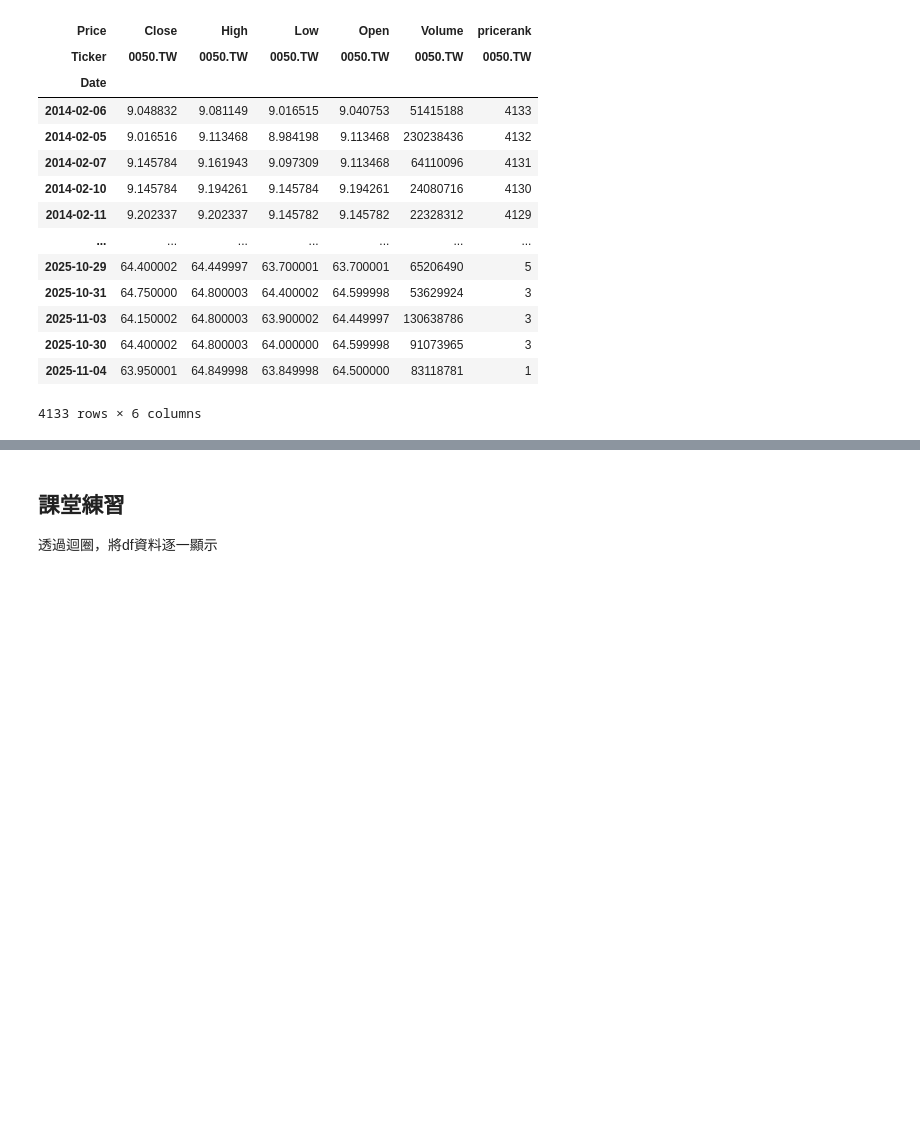
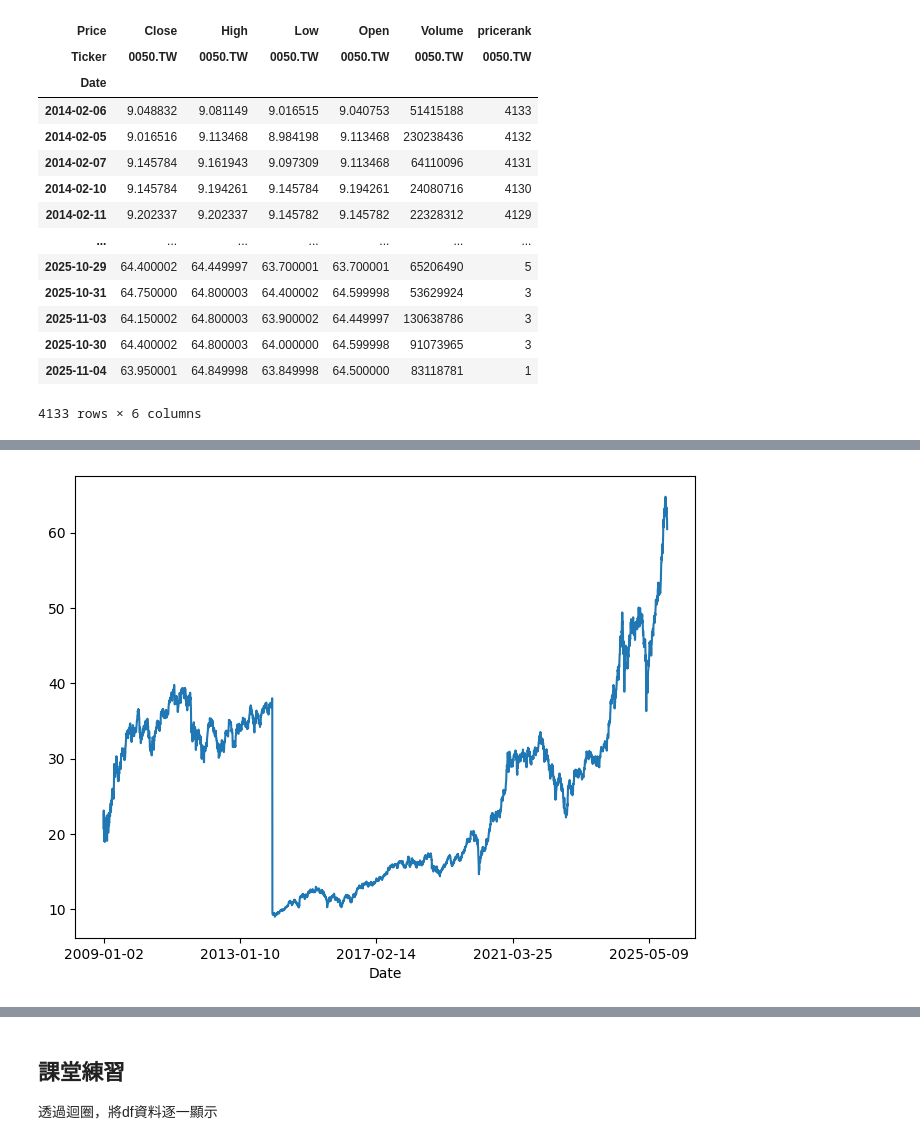
Before and after one commit to RayWang98/class_20251113, a Jupyter notebook: class_info.ipynb, the cells around one changed output, grey strips where cells are left out. Drawn from its saved outputs; the diff is of its cells as text; code cells hidden in the pictures; blank space fills up the shorter version.

```diff
--- a/class_info.ipynb
+++ b/class_info.ipynb
@@ -200,3 +222,15 @@ tw0050.sort_values(by = [(  'pricerank', '0050.TW')], ascending = False)
 # %%
-tw0050.columns
+tw0050 = yf.download('0050.TW', start = '1993-01-01') # 恢復資料，等等繼續使用
+tw0050.columns = tw0050.columns.get_level_values(0)
+tw0050.to_csv('test.csv', sep = ',', encoding = 'utf-8-sig')
+tw0050.to_excel('test.xlsx', sheet_name = 'test')
+
+df = pd.read_csv('test.csv', sep = ',', encoding = 'utf-8-sig')
+df.set_index('Date', inplace = True)
+dff = pd.read_excel('test.xlsx')
+dff.set_index('Date', inplace = True)
+
+display(df.head())
+print('=============')
+display(dff.head())
 # %% [output]
@@ -208,0 +253,8 @@ MultiIndex([( 'Close', '0050.TW'),
+# %%
+import matplotlib.pyplot as plt
+plt.figure(figsize = (8, 6))
+# plt.plot(df['Close'])
+df.Close.plot(x = df.index)
+plt.show()
+# %% [output]
+[figure, added]
```
Also changed, not shown: parts of 4 cells of this notebook, 3 other files.
